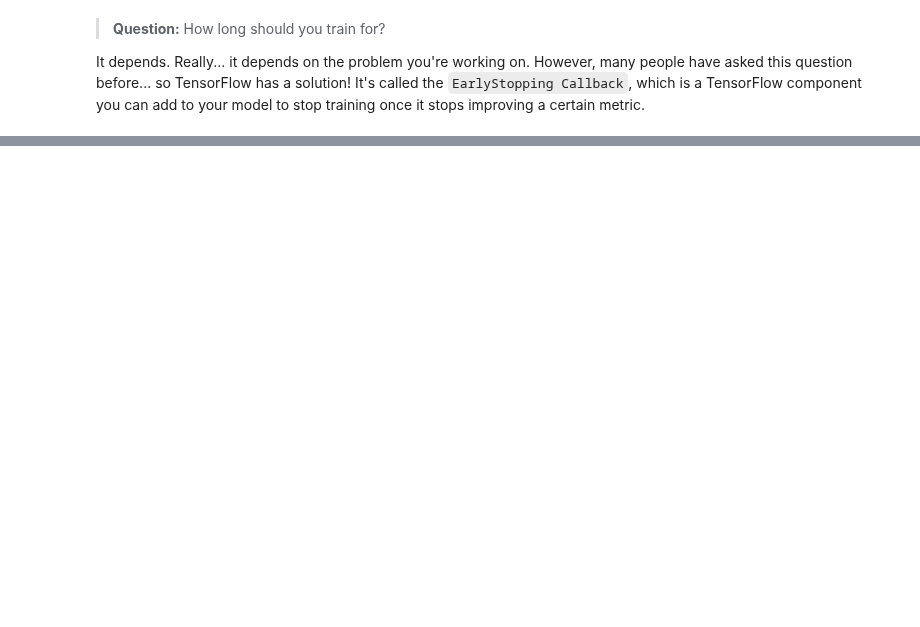
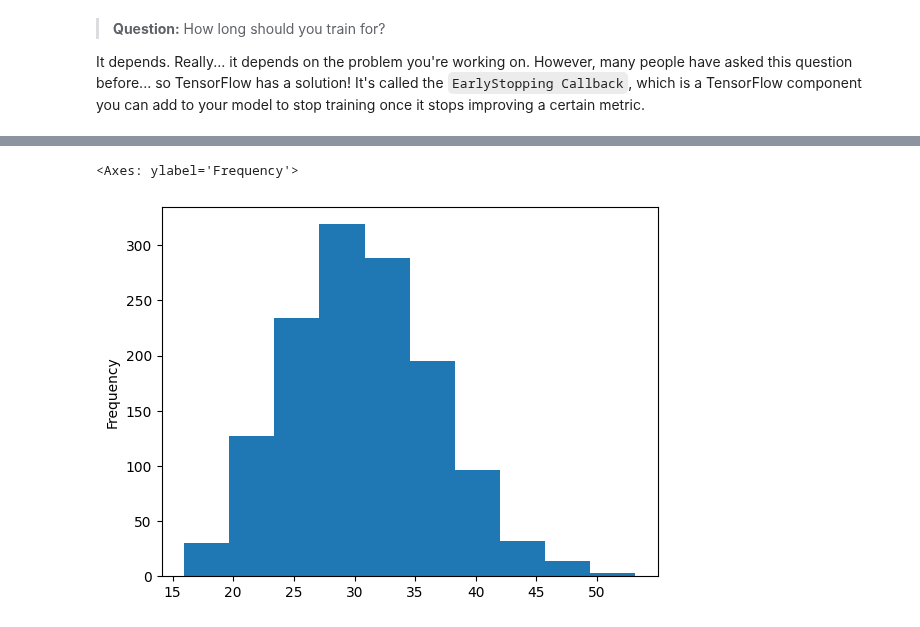
Before and after one commit to llorenscapotorres/TensorFlow, a Jupyter notebook: Neural_Network_Regression/01_neural_network_regression.ipynb, the cells around one changed output, grey strips where cells are left out. Saved outputs shown, nothing was run; the diff lists cells and outputs as text; code cells hidden in the pictures; blank space fills up the shorter version.

```diff
--- a/Neural_Network_Regression/01_neural_network_regression.ipynb
+++ b/Neural_Network_Regression/01_neural_network_regression.ipynb
@@ -959,0 +984,5 @@ It depends. Really... it depends on the problem you're working on. However, many
+# %%
+X["bmi"].plot(kind="hist")
+# %% [output]
+<Axes: ylabel='Frequency'>
+[figure, added]
```
Also changed, not shown: parts of 16 cells of this notebook.
